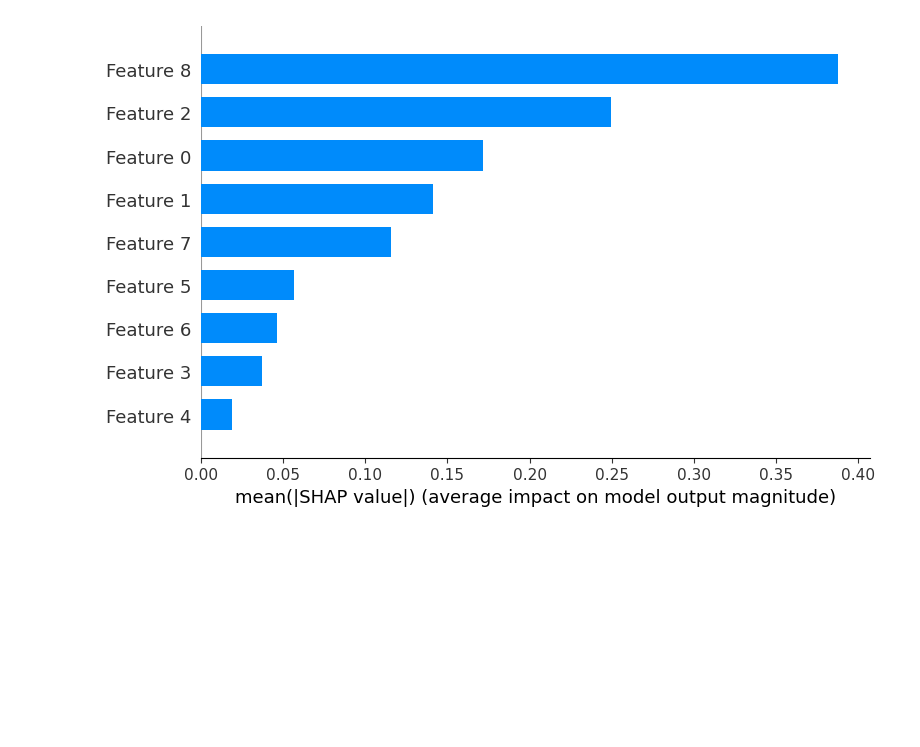
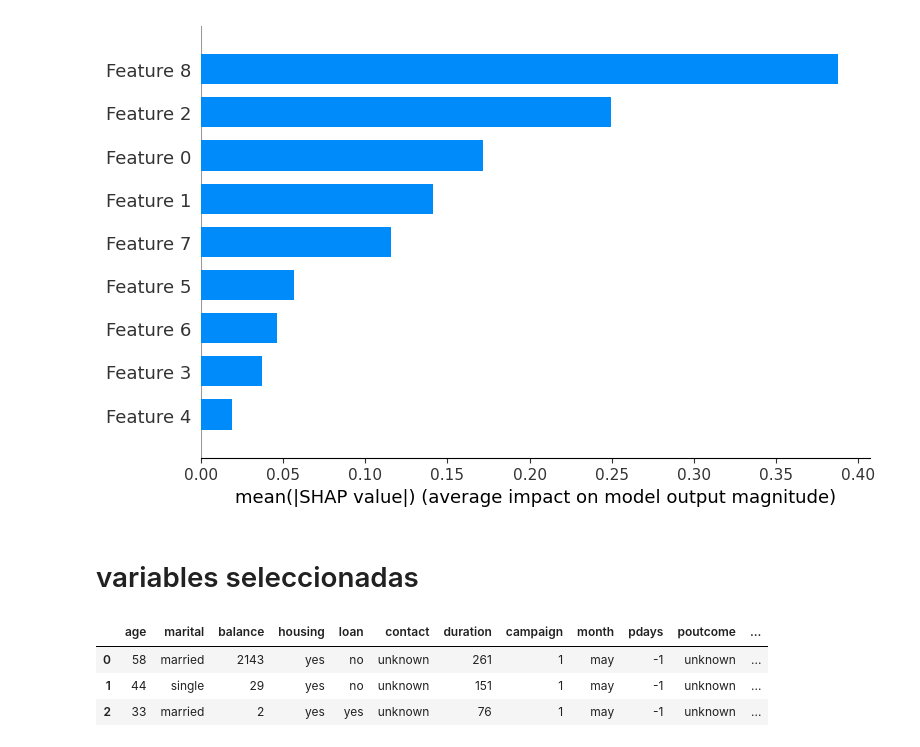
Before and after one commit to llanosrenzo/MachineLearning, a Jupyter notebook: Prediccion_exito_telemarketing_bancario_xgboost.ipynb, the cells around one changed output. Saved outputs shown, nothing was run; the diff lists cells and outputs as text; code cells hidden in the pictures; blank space fills up the shorter version.

```diff
--- a/Prediccion_exito_telemarketing_bancario_xgboost.ipynb
+++ b/Prediccion_exito_telemarketing_bancario_xgboost.ipynb
@@ -1164,3 +1170,15 @@ shap_values = explainer.shap_values(X_test_selected)
 shap.summary_plot(shap_values, X_test_selected, plot_type="bar")
 # %% [output]
 [figure]
+# %% [markdown]
+# variables seleccionadas
+# %%
+variables_import = ['age','marital','balance','housing','loan','contact','duration','campaign','month','pdays','poutcome','y']
+# %%
+df3 = df[variables_import].copy()
+df3.head(3)
+# %% [output]
+|  | age | marital | balance | housing | loan | contact | duration | campaign | month | pdays | poutcome | ... |
+| 0 | 58 | married | 2143 | yes | no | unknown | 261 | 1 | may | -1 | unknown | ... |
+| 1 | 44 | single | 29 | yes | no | unknown | 151 | 1 | may | -1 | unknown | ... |
+| 2 | 33 | married | 2 | yes | yes | unknown | 76 | 1 | may | -1 | unknown | ... |
```
Also changed, not shown: parts of 35 cells of this notebook.
